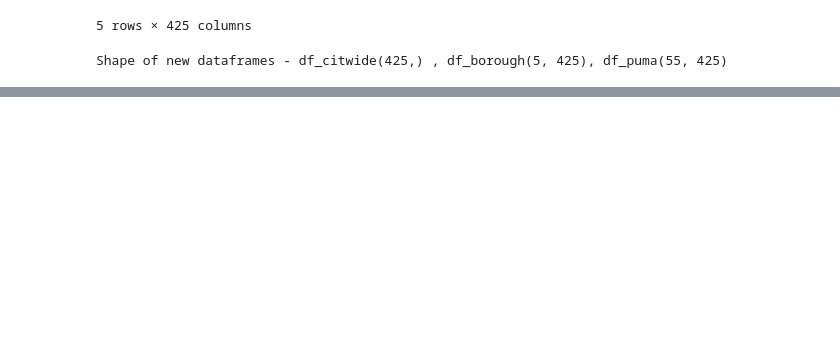
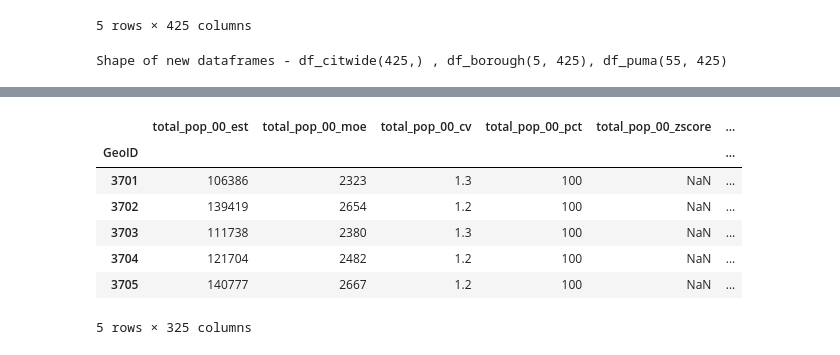
Before and after one commit to NYCPlanning/db-equitable-development-tool, a Jupyter notebook: notebooks/decennial_census_exploratory.ipynb, the cells around one changed output, grey strips where cells are left out. Drawn from its saved outputs; the diff is of its cells as text; code cells hidden in the pictures; blank space fills up the shorter version.

```diff
--- a/notebooks/decennial_census_exploratory.ipynb
+++ b/notebooks/decennial_census_exploratory.ipynb
@@ -159,0 +155,11 @@ NameError: name 'geo_rename_test' is not defined
+# %%
+df_puma_test.head()
+# %% [output]
+|  | total_pop_00_est | total_pop_00_moe | total_pop_00_cv | total_pop_00_pct | total_pop_00_zscore | ... |
+| GeoID |  |  |  |  |  | ... |
+| 3701 | 106386 | 2323 | 1.3 | 100 | NaN | ... |
+| 3702 | 139419 | 2654 | 1.2 | 100 | NaN | ... |
+| 3703 | 111738 | 2380 | 1.3 | 100 | NaN | ... |
+| 3704 | 121704 | 2482 | 1.2 | 100 | NaN | ... |
+| 3705 | 140777 | 2667 | 1.2 | 100 | NaN | ... |
+5 rows × 325 columns
```
Also changed, not shown: parts of 28 cells of this notebook, 2 other files.
